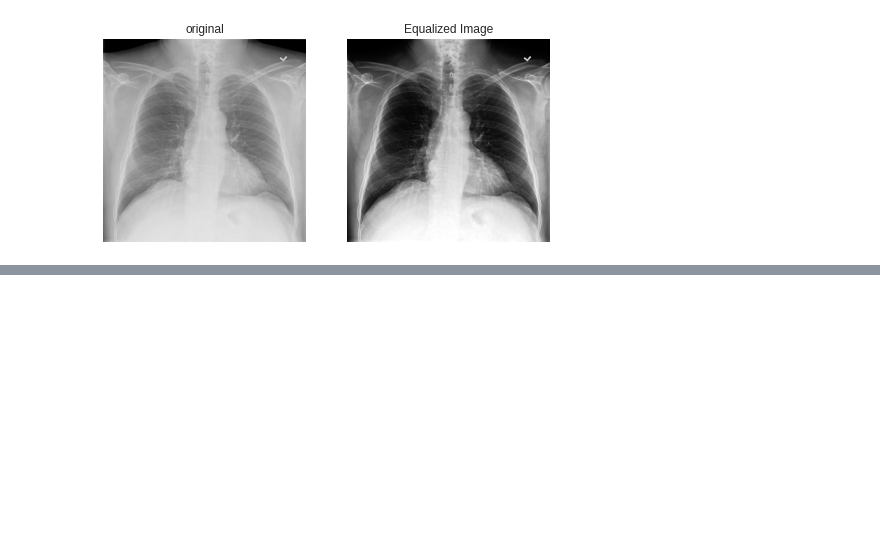
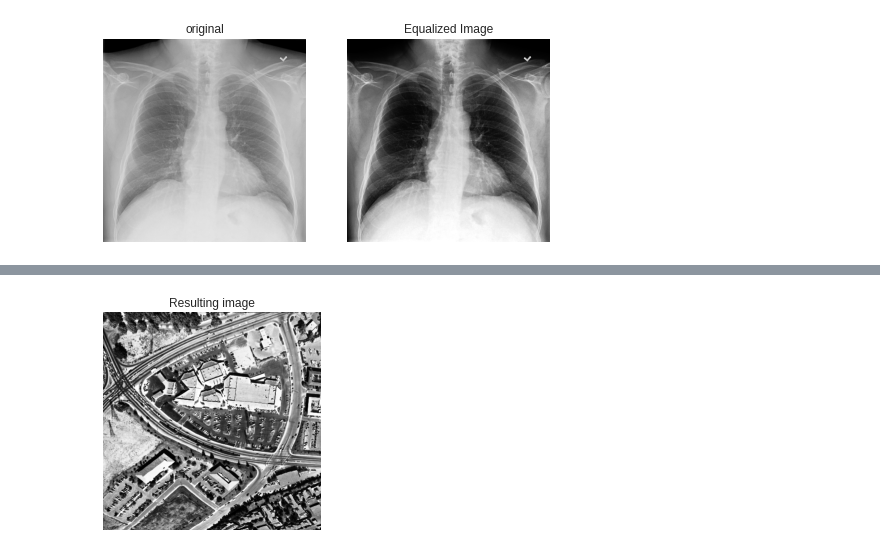
Before and after one commit to Naimul-Islam-Siam/Image-Processing, a Jupyter notebook: Image Processing in Python/2. Filters, Contrast, Transformation and Morphology/image_processing2.ipynb, the cells around one changed output, grey strips where cells are left out. Cells and saved outputs as stored; diff of their text form; code cells hidden in the pictures; blank space fills up the shorter version.

```diff
--- a/Image Processing in Python/2. Filters, Contrast, Transformation and Morphology/image_processing2.ipynb
+++ b/Image Processing in Python/2. Filters, Contrast, Transformation and Morphology/image_processing2.ipynb
@@ -162,0 +172,12 @@ plot_comparison(chest_xray_image, xray_image_eq, "Equalized Image")
+# %%
+# Import the required module
+from skimage import exposure
+
+# Use histogram equalization to improve the contrast
+image_eq =  exposure.equalize_hist(image_aerial)
+
+# Show the original and resulting image
+show_image(image_aerial, 'Original')
+show_image(image_eq, 'Resulting image')
+# %% [output]
+[figure, added]
```
Also changed, not shown: parts of 7 cells of this notebook.
